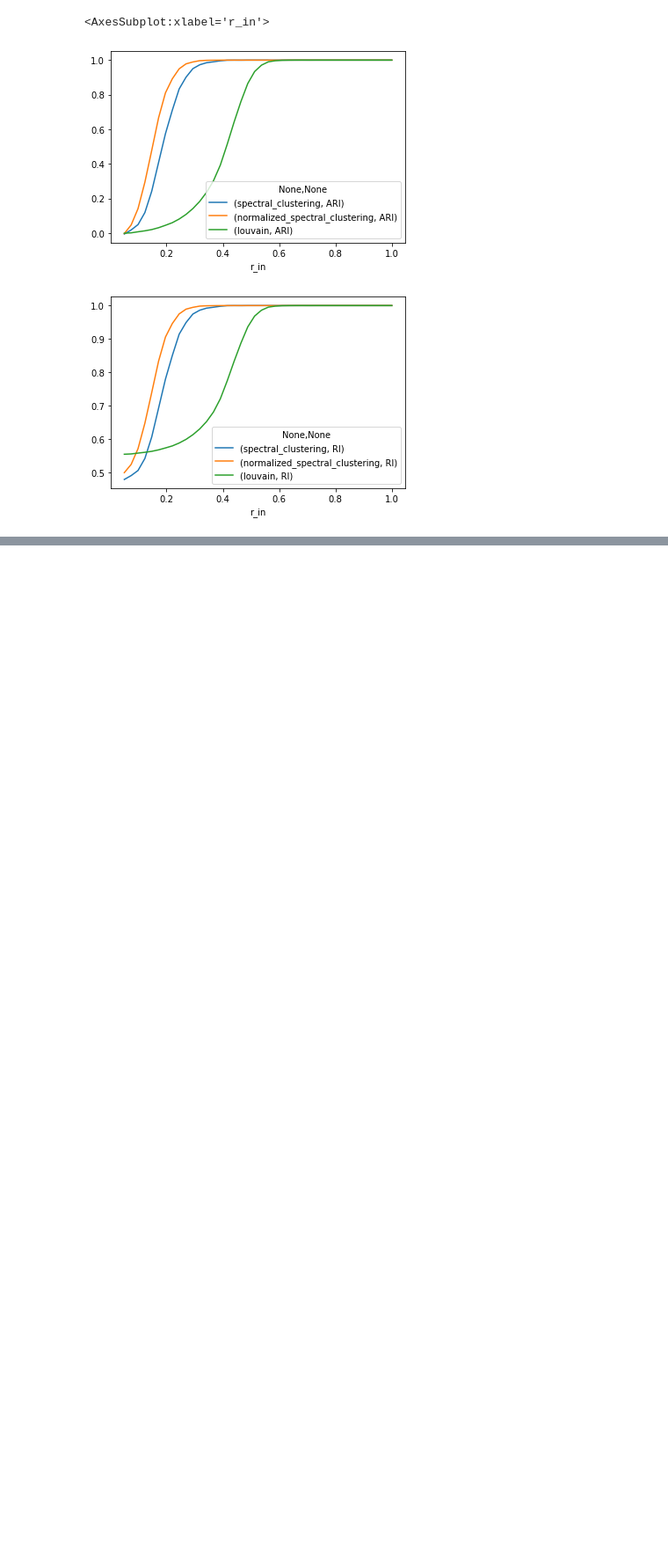
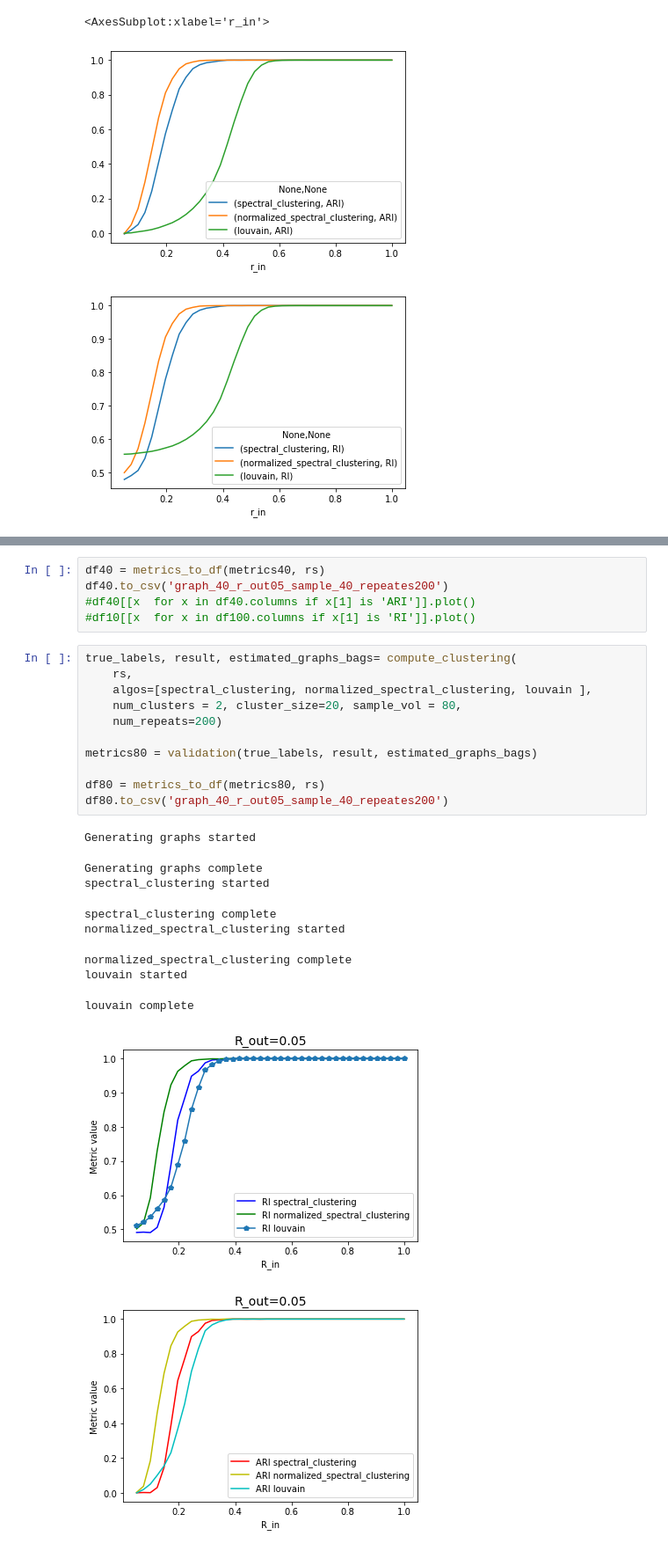
Before and after one commit to orrrrtem/Clustering_uncertainty, a Jupyter notebook: clustering_uncertainty.ipynb, the cells around one changed output, grey strips where cells are left out. Shown at 88% size. Drawn from its saved outputs; the diff is of its cells as text; blank space fills up the shorter version.

```diff
--- a/clustering_uncertainty.ipynb
+++ b/clustering_uncertainty.ipynb
@@ -542,0 +568,27 @@ df100[[x  for x in df100.columns if x[1] is 'RI']].plot()
+# %%
+df40 = metrics_to_df(metrics40, rs)
+df40.to_csv('graph_40_r_out05_sample_40_repeates200')
+#df40[[x  for x in df40.columns if x[1] is 'ARI']].plot()
+#df10[[x  for x in df100.columns if x[1] is 'RI']].plot()
+# %%
+true_labels, result, estimated_graphs_bags= compute_clustering(
+    rs,
+    algos=[spectral_clustering, normalized_spectral_clustering, louvain ],
+    num_clusters = 2, cluster_size=20, sample_vol = 80,
+    num_repeats=200)
+
+metrics80 = validation(true_labels, result, estimated_graphs_bags)
+
+df80 = metrics_to_df(metrics80, rs)
+df80.to_csv('graph_40_r_out05_sample_40_repeates200')
+# %% [output]
+Generating graphs started
+Generating graphs complete
+spectral_clustering started
+spectral_clustering complete
+normalized_spectral_clustering started
+normalized_spectral_clustering complete
+louvain started
+louvain complete
+[figure, added]
+[figure, added]
```
Also changed, not shown: parts of 7 cells of this notebook.
